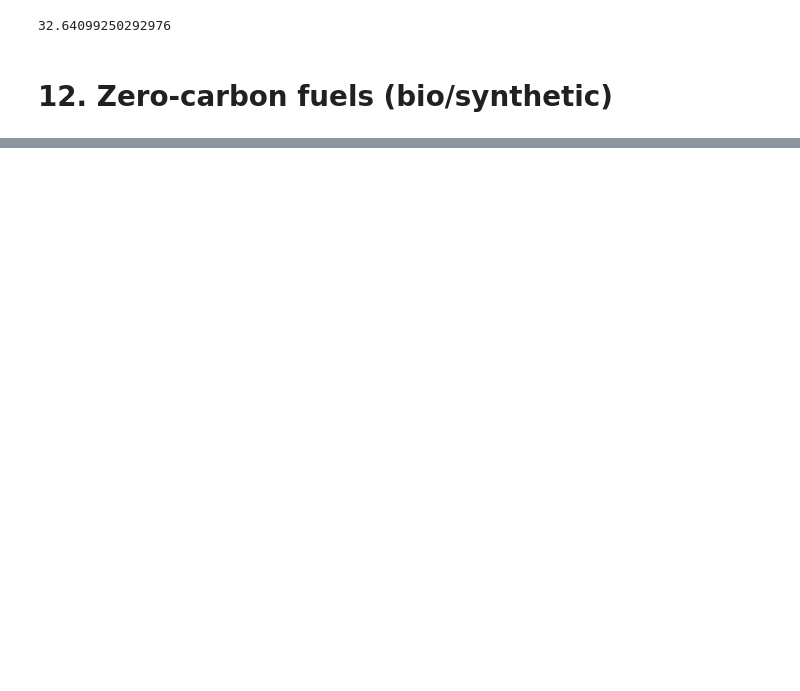
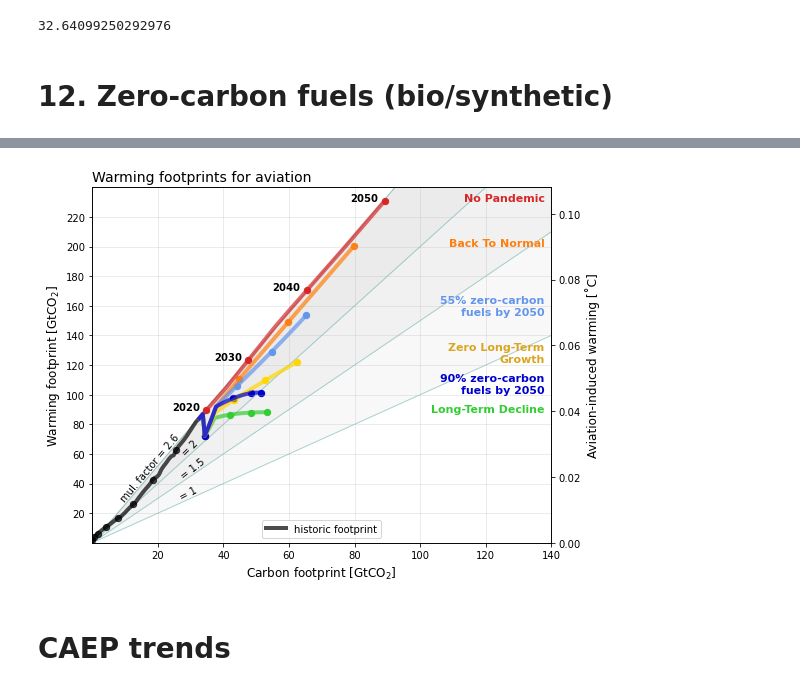
Before and after one commit to milankl/FlyingClimate, a Jupyter notebook: scripts/aviation_warming.ipynb, the cells around one changed output, grey strips where cells are left out. Cells and saved outputs as stored; diff of their text form; code cells hidden in the pictures; blank space fills up the shorter version.

```diff
--- a/scripts/aviation_warming.ipynb
+++ b/scripts/aviation_warming.ipynb
@@ -1252,0 +1280,80 @@ plt.matshow(FCO2inv[:40,:40])
+# %%
+fig,ax = plt.subplots(1,1,figsize=(8,6))
+
+ax2 = ax.twinx()
+ax.set_xlim(0,140)
+ax.set_ylim(0,240)
+ax2.set_ylim(0,ax.get_ylim()[1]*TCRE)
+
+lww = 4
+alfa = 0.7
+ax.plot(np.cumsum(co2_scenario1[:till2018])/1000,
+        warming_scenario1[:till2018]/TCRE,"k",lw=lww,alpha=alfa,label="historic footprint")
+ax.scatter(np.cumsum(co2_scenario1[:till2018])[0::10]/1000,
+        warming_scenario1[:till2018][0::10]/TCRE,40,c="k",alpha=alfa)
+ax.plot(np.cumsum(co2_scenario1)[from2018:]/1000,
+        warming_scenario1[from2018:]/TCRE,c="limegreen",lw=lww,alpha=alfa)
+ax.plot(np.cumsum(co2_scenario2)[from2018:]/1000,
+        warming_scenario2[from2018:]/TCRE,c="gold",lw=lww,alpha=alfa)
+ax.plot(np.cumsum(co2_scenario3)[from2018:]/1000,
+        warming_scenario3[from2018:]/TCRE,c="C1",lw=lww,alpha=alfa)
+ax.plot(np.cumsum(co2_scenario4)[from2018:]/1000,
+        warming_scenario4[from2018:]/TCRE,c="C3",lw=lww,alpha=alfa)
+ax.plot(np.cumsum(co2_scenario5)[from2018:]/1000,
+        warming_scenario5[from2018:]/TCRE,c="cornflowerblue",lw=lww,alpha=alfa)
+ax.plot(np.cumsum(co2_scenario6)[from2018:]/1000,
+        warming_scenario6[from2018:]/TCRE,c="mediumblue",lw=lww,alpha=alfa)
+
+cols = ["limegreen","gold","C1","C3","cornflowerblue","mediumblue"]
+cols2 = ["limegreen","goldenrod","C1","C3","cornflowerblue","mediumblue"]
+mark = ["o","o","o","o"]
+labls = ["Long-Term Decline","Zero Long-Term\nGrowth","Back To Normal",
+         "No Pandemic","55% zero-carbon\nfuels by 2050","90% zero-carbon\nfuels by 2050"]
+
+for i,(c,w) in enumerate(zip([co2_scenario1,co2_scenario2,co2_scenario3,co2_scenario4,co2_scenario5,co2_scenario6],
+                    [warming_scenario1,warming_scenario2,warming_scenario3,warming_scenario4,warming_scenario5,warming_scenario6])):
+    for j,year in enumerate([2020,2030,2040,2050]):
+        ax.scatter(np.cumsum(c)[year-1940]/1000,w[year-1940]/TCRE,40,c=cols[i],marker=mark[j])
+        if i == 3:
+            ax.text(-2+np.cumsum(c)[year-1940]/1000,w[year-1940]/TCRE,str(year),ha="right",fontweight="bold")
+        if year == 2050:
+            ax.text(ax.get_xlim()[1]-2,w[-1]/TCRE,labls[i],ha="right",c=cols2[i],fontweight="bold",size=11)
+
+
+mulfac1 = 2.6
+mulfac2 = 2
+mulfac3 = 1.5
+mulfac4 = 1
+x1 = ax.get_xlim()[1]
+ax.plot([0,x1],[0,x1*mulfac1],alpha=0.3,lw=1,ls="-",c="teal",zorder=-1)
+ax.plot([0,x1],[0,x1*mulfac2],alpha=0.3,lw=1,ls="-",c="teal",zorder=-1)
+ax.plot([0,x1],[0,x1*mulfac3],alpha=0.3,lw=1,ls="-",c="teal",zorder=-1)
+ax.plot([0,x1],[0,x1*mulfac4],alpha=0.3,lw=1,ls="-",c="teal",zorder=-1)
+
+ax.fill_between([0,x1],[0,x1*mulfac1],[0,x1*mulfac4],alpha=0.05,color="grey",zorder=-2)
+ax.fill_between([0,x1],[0,x1*mulfac1],[0,x1*mulfac3],alpha=0.05,color="grey",zorder=-2)
+ax.fill_between([0,x1],[0,x1*mulfac1],[0,x1*mulfac2],alpha=0.05,color="grey",zorder=-2)
+ax.fill_between([0,x1],[0,x1*mulfac1],[0,x1*mulfac1],alpha=0.05,color="grey",zorder=-2)
+
+xl,xl2 = 27,35
+ax.text(xl,5+xl*mulfac1,"mul. factor = 2.6",rotation=50,ha="right",va="top")
+ax.text(xl2,5+xl2*mulfac2,"= 2   ",rotation=45,ha="right",va="top")
+ax.text(xl2,6+xl2*mulfac3,"= 1.5",rotation=38,ha="right",va="top")
+ax.text(xl2,7+xl2*mulfac4,"= 1   ",rotation=28,ha="right",va="top")
+
+ax.legend(loc=8)
+
+ax.set_xlabel(r"Carbon footprint [GtCO$_2$]",fontsize=12)
+ax.set_ylabel(r"Warming footprint [GtCO$_2$]",fontsize=12)
+ax2.set_ylabel(r"Aviation-induced warming [˚C]",fontsize=12)
+ax.grid(alpha=0.3)
+ax.set_xticks(np.arange(20,160,20))
+ax.set_yticks(np.arange(20,240,20))
+
+ax.set_title("Warming footprints for aviation",loc="left",fontsize=14)
+plt.tight_layout()
+plt.savefig("../plots/warming_footprints.png",dpi=100)
+# %% [output]
+[figure, added]
+# %% [markdown]
+# CAEP trends
```
Also changed, not shown: parts of 22 cells of this notebook, 11 other files.
